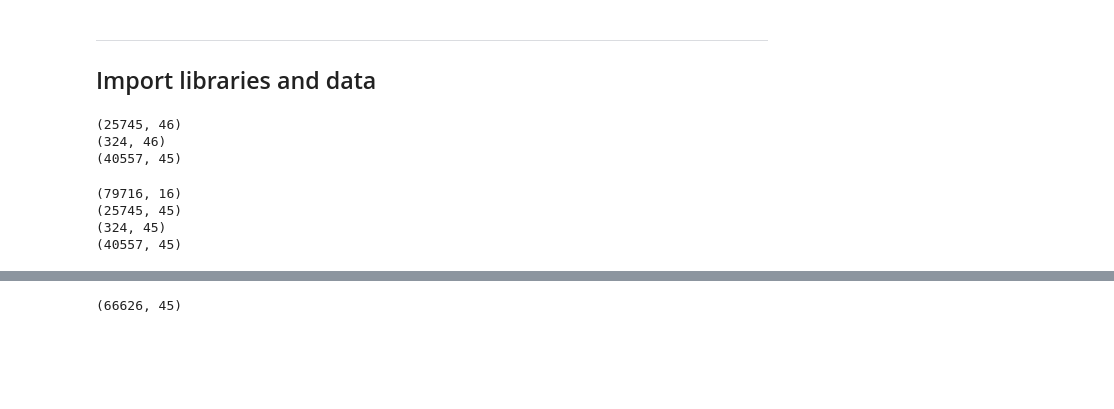
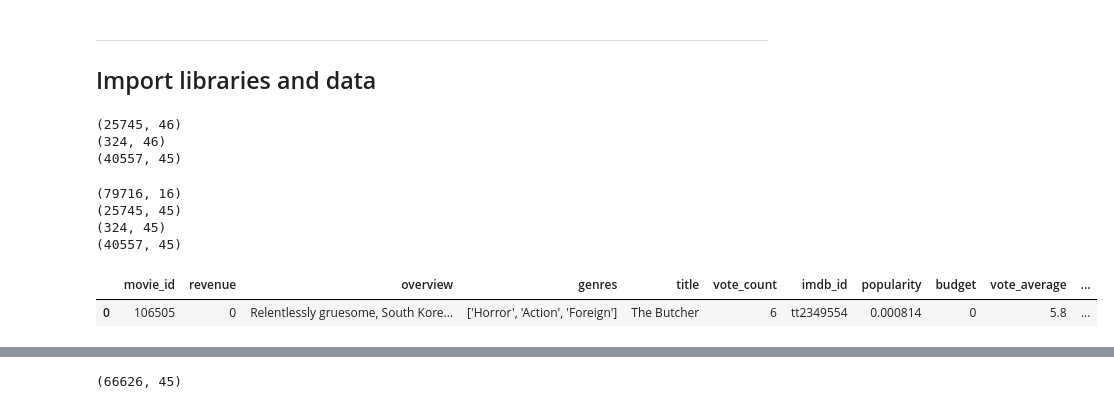
Before and after one commit to cocochrane/CS109B_FinalProject, a Jupyter notebook: IMDB Data cleaning and processing.ipynb, the cells around one changed output, grey strips where cells are left out. Saved outputs shown, nothing was run; the diff lists cells and outputs as text; code cells hidden in the pictures; blank space fills up the shorter version.

```diff
--- a/IMDB Data cleaning and processing.ipynb
+++ b/IMDB Data cleaning and processing.ipynb
@@ -33,13 +32,16 @@ tmdb_data = pd.read_csv("All_TMDB_info_merged.csv")
 # %%
 print(tmdb_data.shape)
 #tmdb_data.head()
 print(imdb_data_1.shape)
 print(imdb_data_2.shape)
 print(imdb_data_3.shape)
+tmdb_data.head(1)
 # %% [output]
 (79716, 16)
 (25745, 45)
 (324, 45)
 (40557, 45)
+|  | movie_id | revenue | overview | genres | title | vote_count | imdb_id | popularity | budget | vote_average | ... |
+| 0 | 106505 | 0 | Relentlessly gruesome, South Kore... | ['Horror', 'Action', 'Foreign'] | The Butcher | 6 | tt2349554 | 0.000814 | 0 | 5.8 | ... |
 # %%
 imdb_data_3.head()
```
Also changed, not shown: parts of 4 cells of this notebook, 5 other files.
